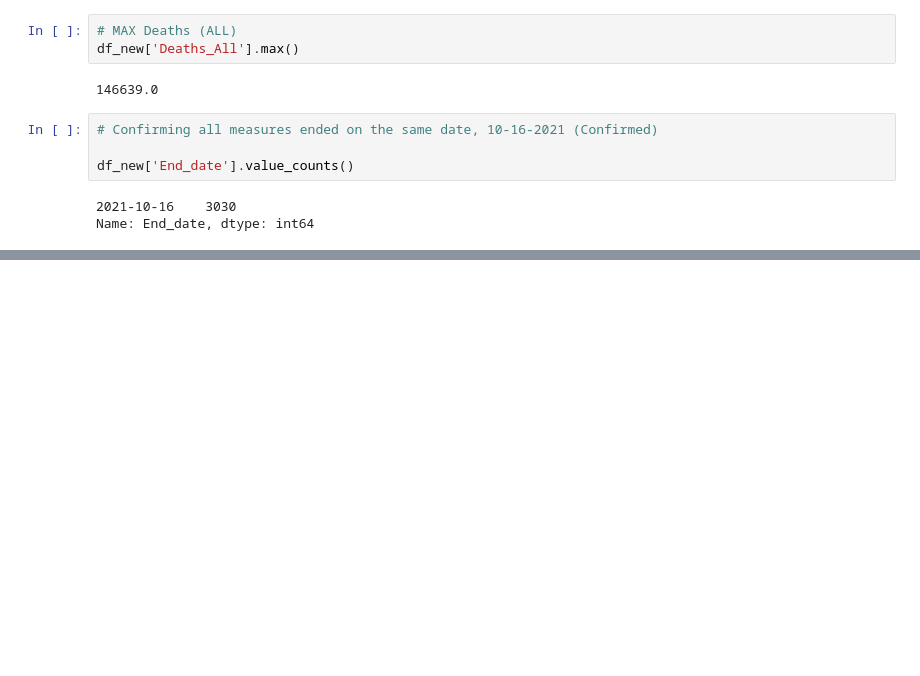
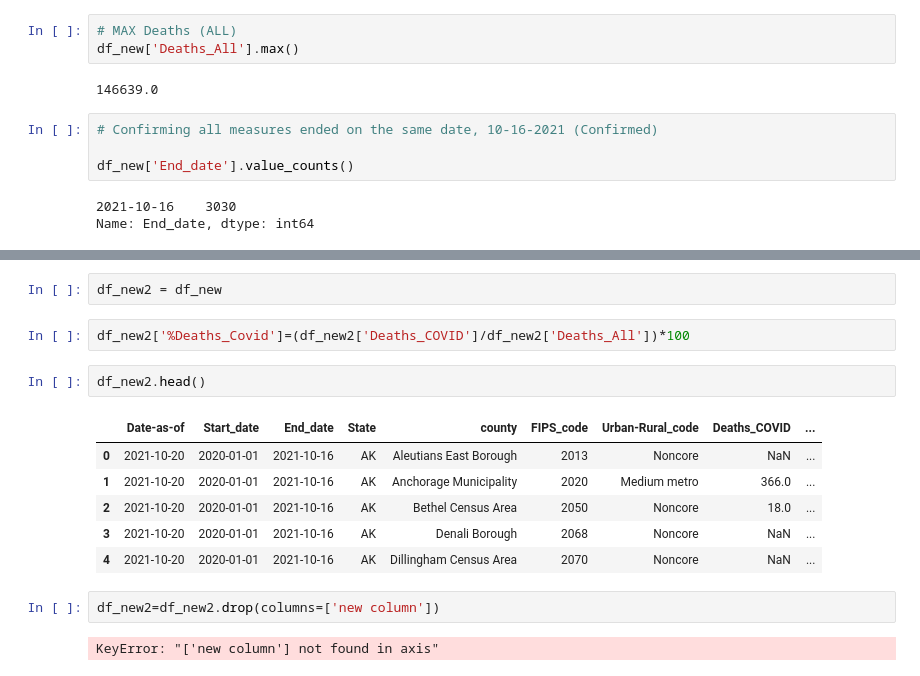
Before and after one commit to abgarberpaul/COVID-voting, a Jupyter notebook: tests_batch_01/COVID-voting_Batch-01.ipynb, the cells around one changed output, grey strips where cells are left out. Saved outputs shown, nothing was run; the diff lists cells and outputs as text; blank space fills up the shorter version.

```diff
--- a/tests_batch_01/COVID-voting_Batch-01.ipynb
+++ b/tests_batch_01/COVID-voting_Batch-01.ipynb
@@ -205,0 +218,17 @@ oregon_data_df
+# %%
+df_new2 = df_new
+# %%
+df_new2['%Deaths_Covid']=(df_new2['Deaths_COVID']/df_new2['Deaths_All'])*100
+# %%
+df_new2.head()
+# %% [output]
+|  | Date-as-of | Start_date | End_date | State | county | FIPS_code | Urban-Rural_code | Deaths_COVID | ... |
+| 0 | 2021-10-20 | 2020-01-01 | 2021-10-16 | AK | Aleutians East Borough | 2013 | Noncore | NaN | ... |
+| 1 | 2021-10-20 | 2020-01-01 | 2021-10-16 | AK | Anchorage Municipality | 2020 | Medium metro | 366.0 | ... |
+| 2 | 2021-10-20 | 2020-01-01 | 2021-10-16 | AK | Bethel Census Area | 2050 | Noncore | 18.0 | ... |
+| 3 | 2021-10-20 | 2020-01-01 | 2021-10-16 | AK | Denali Borough | 2068 | Noncore | NaN | ... |
+| 4 | 2021-10-20 | 2020-01-01 | 2021-10-16 | AK | Dillingham Census Area | 2070 | Noncore | NaN | ... |
+# %%
+df_new2=df_new2.drop(columns=['new column'])
+# %% [output]
+KeyError: "['new column'] not found in axis"
```
Also changed, not shown: parts of 15 cells of this notebook, 5 other files.
